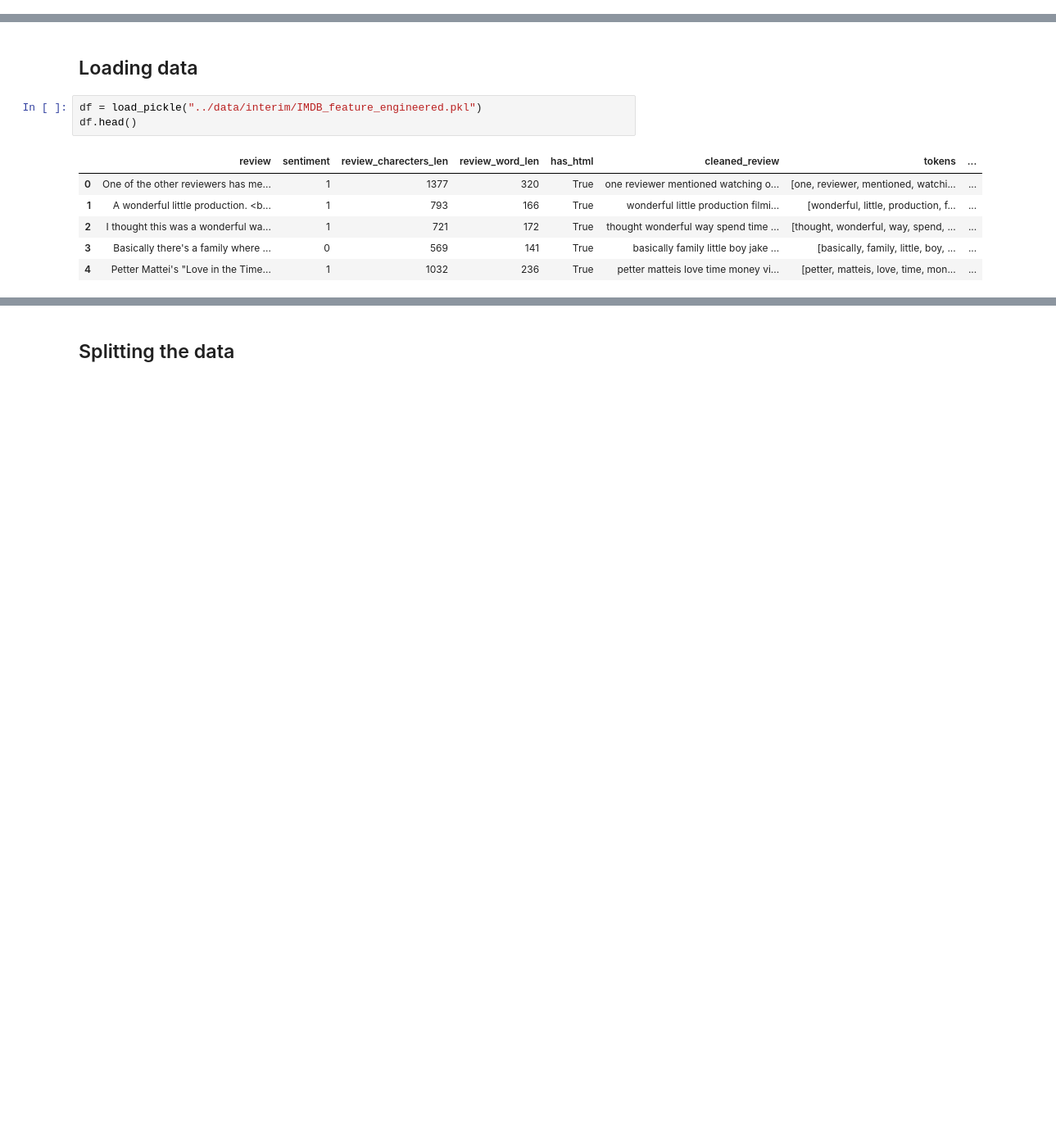
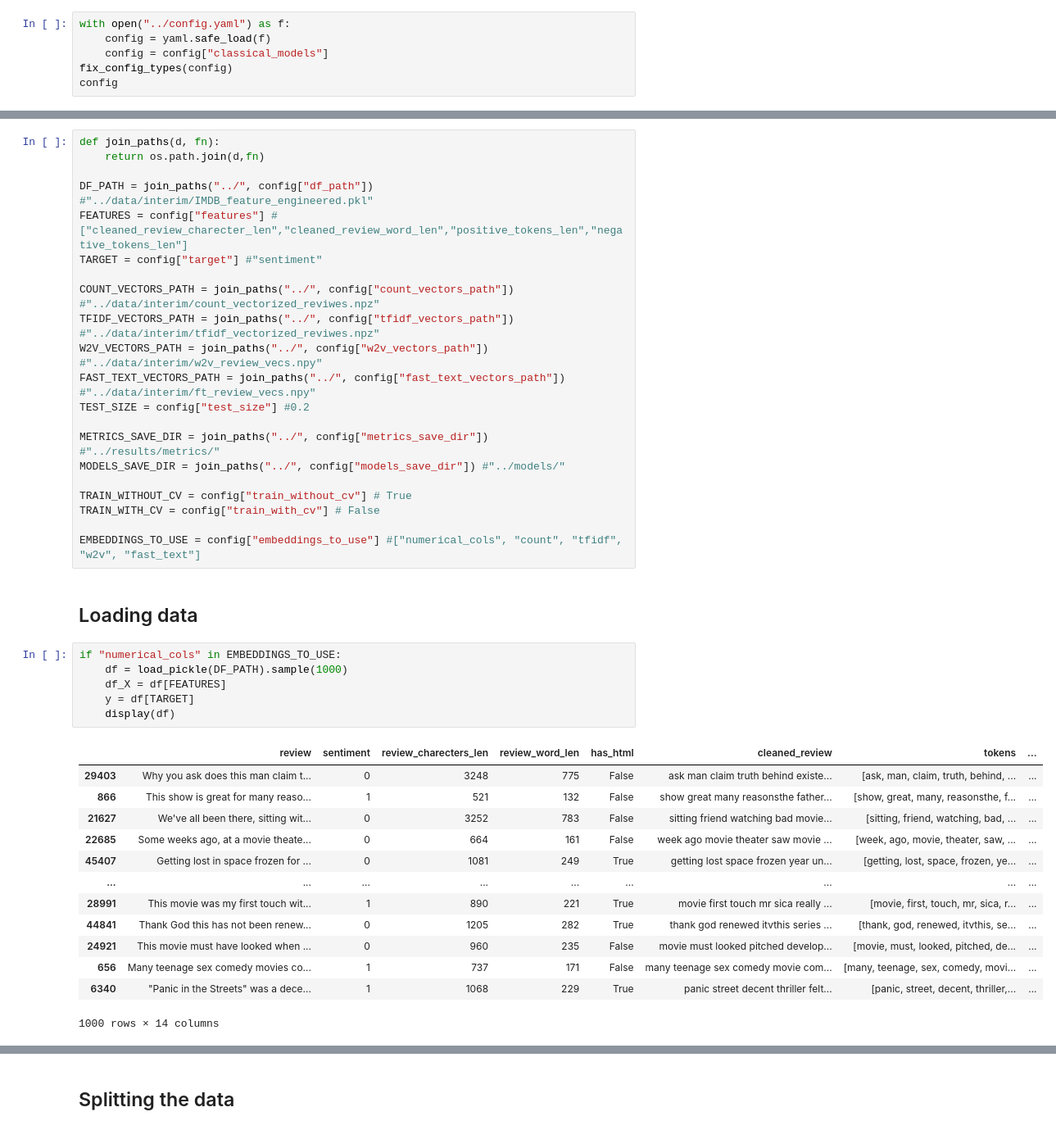
Before and after one commit to Swar028363/sentiment_analysis, a Jupyter notebook: notebooks/04_sentiment_modeling.ipynb, the cells around one changed output, grey strips where cells are left out. Shown at 82% size. Cells and saved outputs as stored; diff of their text form; blank space fills up the shorter version.

```diff
--- a/notebooks/04_sentiment_modeling.ipynb
+++ b/notebooks/04_sentiment_modeling.ipynb
@@ -28,3 +30,9 @@ from src.utility import *
 from src.models_and_metrics import MODELS, SCORING_METRICS, CV_STRATEGY, copy_models
 # %% [markdown]
 ## Loading Config
+# %%
+with open("../config.yaml") as f:
+    config = yaml.safe_load(f)
+    config = config["classical_models"]
+fix_config_types(config)
+config
@@ -31,12 +56,43 @@ from src.models_and_metrics import MODELS, SCORING_METRICS, CV_STRATEGY, copy_mo
+# %%
+def join_paths(d, fn):
+    return os.path.join(d,fn)
+
+DF_PATH = join_paths("../", config["df_path"]) #"../data/interim/IMDB_feature_engineered.pkl"
+FEATURES = config["features"] #["cleaned_review_charecter_len","cleaned_review_word_len","positive_tokens_len","negative_tokens_len"]
+TARGET = config["target"] #"sentiment"
+
+COUNT_VECTORS_PATH = join_paths("../", config["count_vectors_path"]) #"../data/interim/count_vectorized_reviwes.npz"
+TFIDF_VECTORS_PATH = join_paths("../", config["tfidf_vectors_path"]) #"../data/interim/tfidf_vectorized_reviwes.npz"
+W2V_VECTORS_PATH = join_paths("../", config["w2v_vectors_path"]) #"../data/interim/w2v_review_vecs.npy"
+FAST_TEXT_VECTORS_PATH = join_paths("../", config["fast_text_vectors_path"]) #"../data/interim/ft_review_vecs.npy"
+TEST_SIZE = config["test_size"] #0.2
+
+METRICS_SAVE_DIR = join_paths("../", config["metrics_save_dir"]) #"../results/metrics/"
+MODELS_SAVE_DIR = join_paths("../", config["models_save_dir"]) #"../models/"
+
+TRAIN_WITHOUT_CV = config["train_without_cv"] # True
+TRAIN_WITH_CV = config["train_with_cv"] # False
+
+EMBEDDINGS_TO_USE = config["embeddings_to_use"] #["numerical_cols", "count", "tfidf", "w2v", "fast_text"]
 # %% [markdown]
 ## Loading data
 # %%
-df = load_pickle("../data/interim/IMDB_feature_engineered.pkl")
-df.head()
+if "numerical_cols" in EMBEDDINGS_TO_USE:
+    df = load_pickle(DF_PATH).sample(1000)
+    df_X = df[FEATURES]
+    y = df[TARGET]
+    display(df)
 # %% [output]
 |  | review | sentiment | review_charecters_len | review_word_len | has_html | cleaned_review | tokens | ... |
-| 0 | One of the other reviewers has me... | 1 | 1377 | 320 | True | one reviewer mentioned watching o... | [one, reviewer, mentioned, watchi... | ... |
-| 1 | A wonderful little production. <b... | 1 | 793 | 166 | True | wonderful little production filmi... | [wonderful, little, production, f... | ... |
-| 2 | I thought this was a wonderful wa... | 1 | 721 | 172 | True | thought wonderful way spend time ... | [thought, wonderful, way, spend, ... | ... |
-| 3 | Basically there's a family where ... | 0 | 569 | 141 | True | basically family little boy jake ... | [basically, family, little, boy, ... | ... |
-| 4 | Petter Mattei's "Love in the Time... | 1 | 1032 | 236 | True | petter matteis love time money vi... | [petter, matteis, love, time, mon... | ... |
+| 29403 | Why you ask does this man claim t... | 0 | 3248 | 775 | False | ask man claim truth behind existe... | [ask, man, claim, truth, behind, ... | ... |
+| 866 | This show is great for many reaso... | 1 | 521 | 132 | False | show great many reasonsthe father... | [show, great, many, reasonsthe, f... | ... |
+| 21627 | We've all been there, sitting wit... | 0 | 3252 | 783 | False | sitting friend watching bad movie... | [sitting, friend, watching, bad, ... | ... |
+| 22685 | Some weeks ago, at a movie theate... | 0 | 664 | 161 | False | week ago movie theater saw movie ... | [week, ago, movie, theater, saw, ... | ... |
+| 45407 | Getting lost in space frozen for ... | 0 | 1081 | 249 | True | getting lost space frozen year un... | [getting, lost, space, frozen, ye... | ... |
+| ... | ... | ... | ... | ... | ... | ... | ... | ... |
+| 28991 | This movie was my first touch wit... | 1 | 890 | 221 | True | movie first touch mr sica really ... | [movie, first, touch, mr, sica, r... | ... |
+| 44841 | Thank God this has not been renew... | 0 | 1205 | 282 | True | thank god renewed itvthis series ... | [thank, god, renewed, itvthis, se... | ... |
+| 24921 | This movie must have looked when ... | 0 | 960 | 235 | False | movie must looked pitched develop... | [movie, must, looked, pitched, de... | ... |
+| 656 | Many teenage sex comedy movies co... | 1 | 737 | 171 | False | many teenage sex comedy movie com... | [many, teenage, sex, comedy, movi... | ... |
+| 6340 | "Panic in the Streets" was a dece... | 1 | 1068 | 229 | True | panic street decent thriller felt... | [panic, street, decent, thriller,... | ... |
+1000 rows × 14 columns
```
Also changed, not shown: parts of 48 cells of this notebook.
